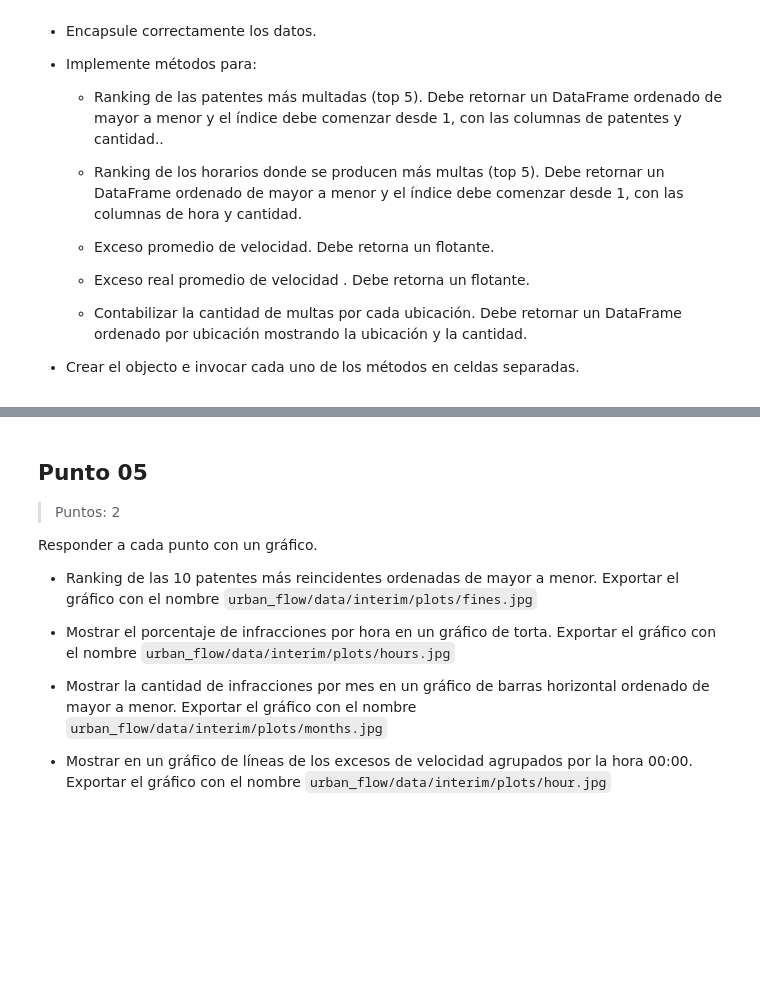
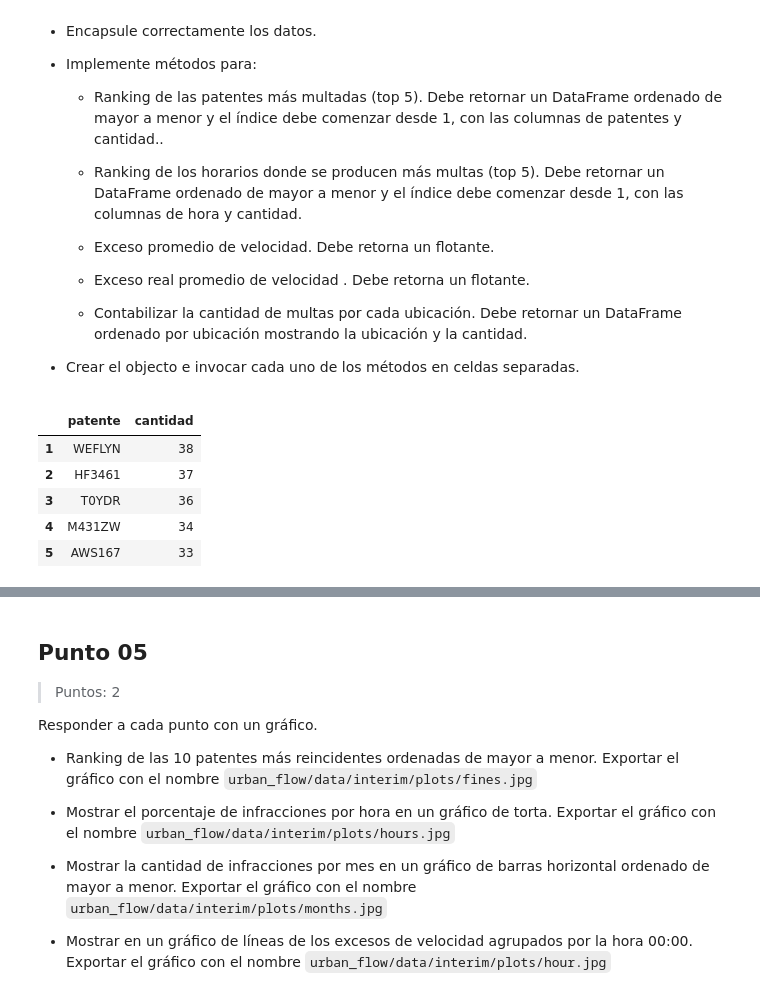
Before and after one commit to Nelson0498/Urban-Flow, a Jupyter notebook: urban_flow/Urban_Flow_Castillo_Nelson_Cuello_Aguntin_Lombardi_Manuel_Agustin_Rojas.ipynb, the cells around one changed output, grey strips where cells are left out. Cells and saved outputs as stored; diff of their text form; code cells hidden in the pictures; blank space fills up the shorter version.

Commit message:
feat: Ejercicio 04 - Implementación de FineAnalyzer y métodos de análisis por Nelson Castillo

```diff
--- a/urban_flow/Urban_Flow_Castillo_Nelson_Cuello_Aguntin_Lombardi_Manuel_Agustin_Rojas.ipynb
+++ b/urban_flow/Urban_Flow_Castillo_Nelson_Cuello_Aguntin_Lombardi_Manuel_Agustin_Rojas.ipynb
@@ -930,0 +1061,16 @@ Definir una clase FineAnalyzer que cumpla con las siguientes funcionalidades:
+# %%
+# Título: Ejercicio 04 - Inicialización del analizador
+
+analyzer: FineAnalyzer = FineAnalyzer(df_infractores_final)
+# %%
+# Título: Método - Ranking de las 5 patentes más multadas
+
+top_patentes: pd.DataFrame = analyzer.ranking_patentes()
+display(top_patentes)
+# %% [output]
+|  | patente | cantidad |
+| 1 | WEFLYN | 38 |
+| 2 | HF3461 | 37 |
+| 3 | T0YDR | 36 |
+| 4 | M431ZW | 34 |
+| 5 | AWS167 | 33 |
```
Also changed, not shown: parts of 5 cells of this notebook, 1 other file.
